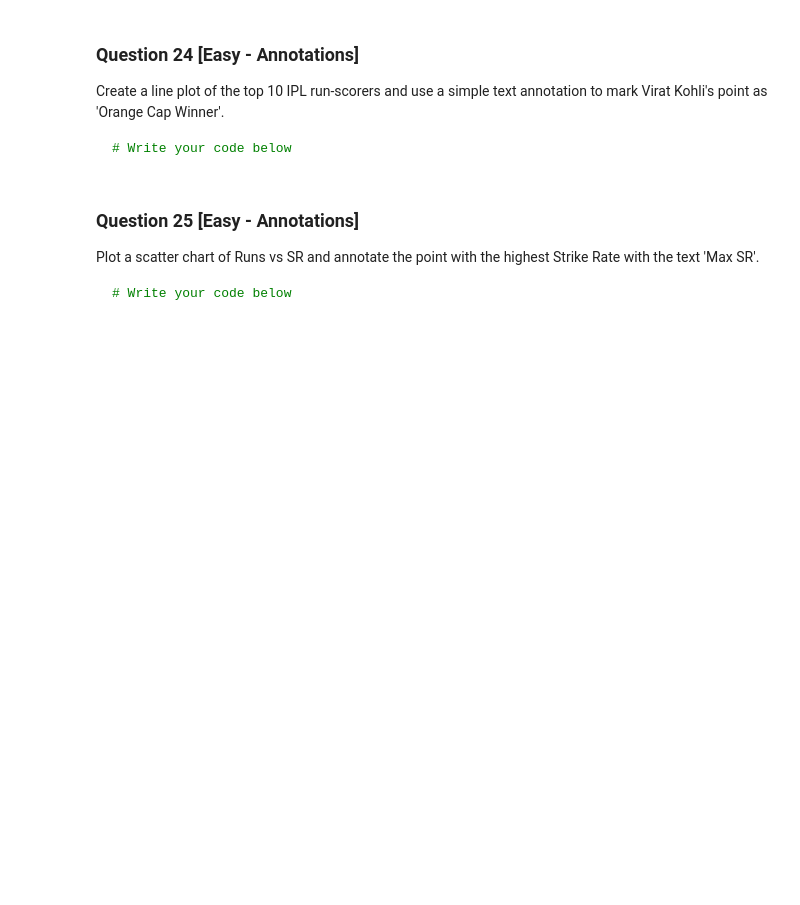
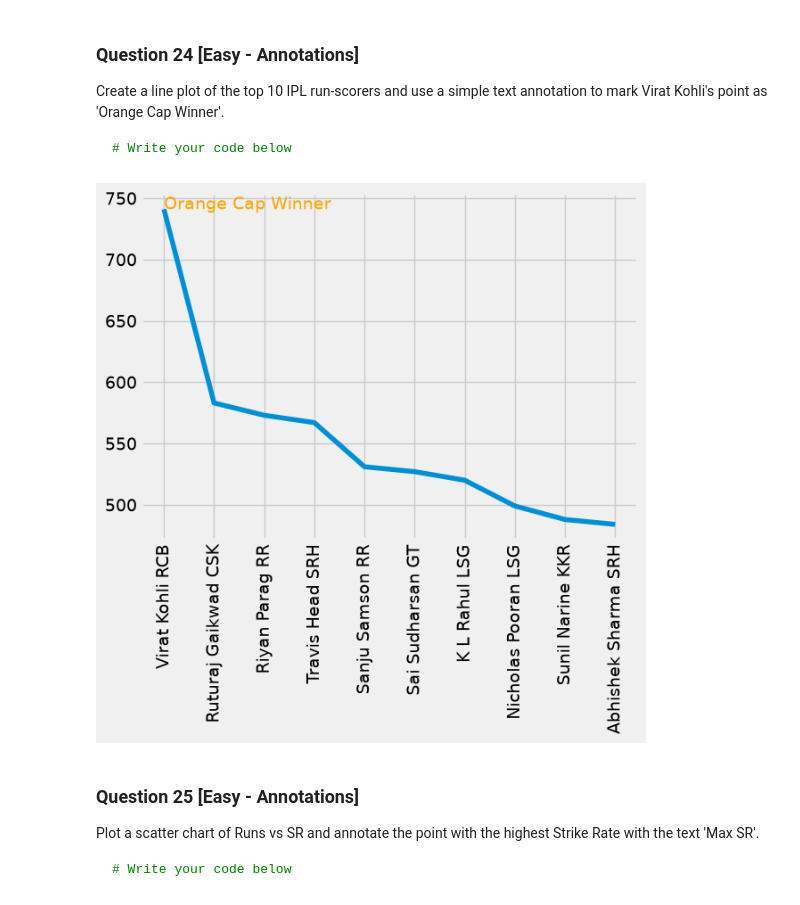
Before and after one commit to Harshit-kumar38/100-Matplotlib-Problems, a Jupyter notebook: Matplotlib_100_solutions.ipynb, the cells around one changed output. Saved outputs shown, nothing was run; the diff lists cells and outputs as text; code cells hidden in the pictures; blank space fills up the shorter version.

````diff
--- a/Matplotlib_100_solutions.ipynb
+++ b/Matplotlib_100_solutions.ipynb
@@ -467,6 +467,15 @@ Create a line plot of the top 10 IPL run-scorers and use a simple text annotatio
 ```python
 # Write your code below
 ```
+# %%
+top_10=ipl.sort_values('Runs',ascending=False).head(10)
+top_10
+plt.plot(top_10['Player'],top_10['Runs'])
+plt.text('Virat Kohli RCB',741,'Orange Cap Winner',fontdict={'color':'orange'})
+plt.xticks(rotation=90)
+plt.show()
+# %% [output]
+[figure, added]
 # %% [markdown]
 ### Question 25 [Easy - Annotations]
 Plot a scatter chart of Runs vs SR and annotate the point with the highest Strike Rate with the text 'Max SR'.
````
Also changed, not shown: parts of 6 cells of this notebook.
